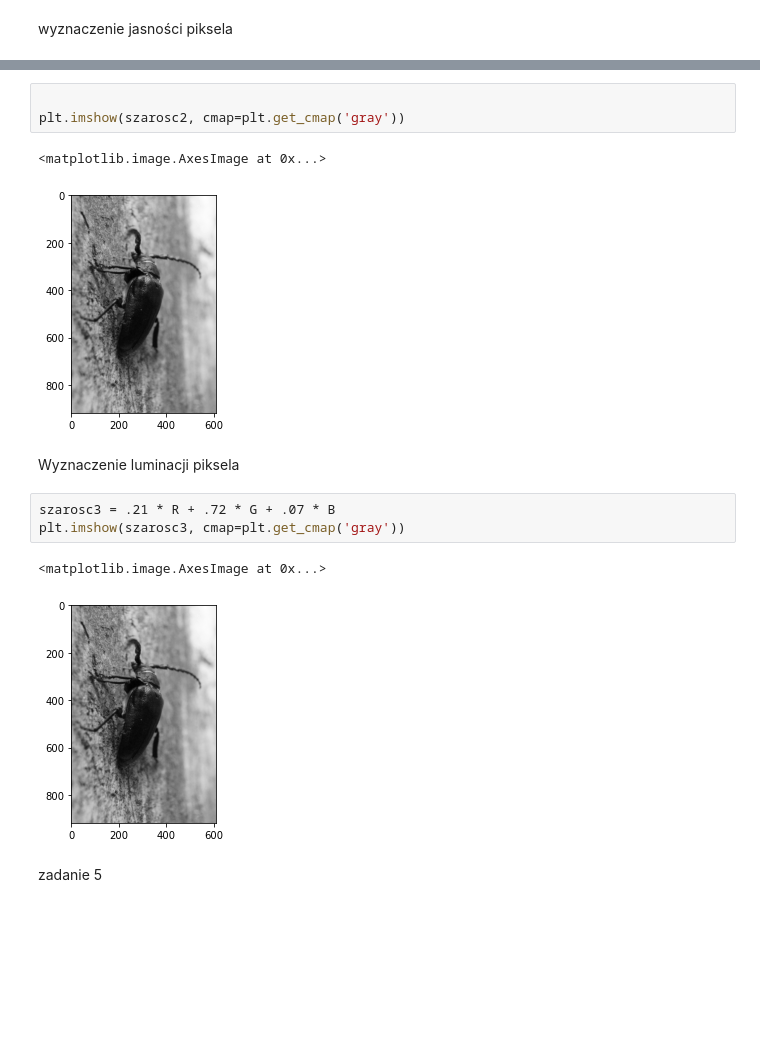
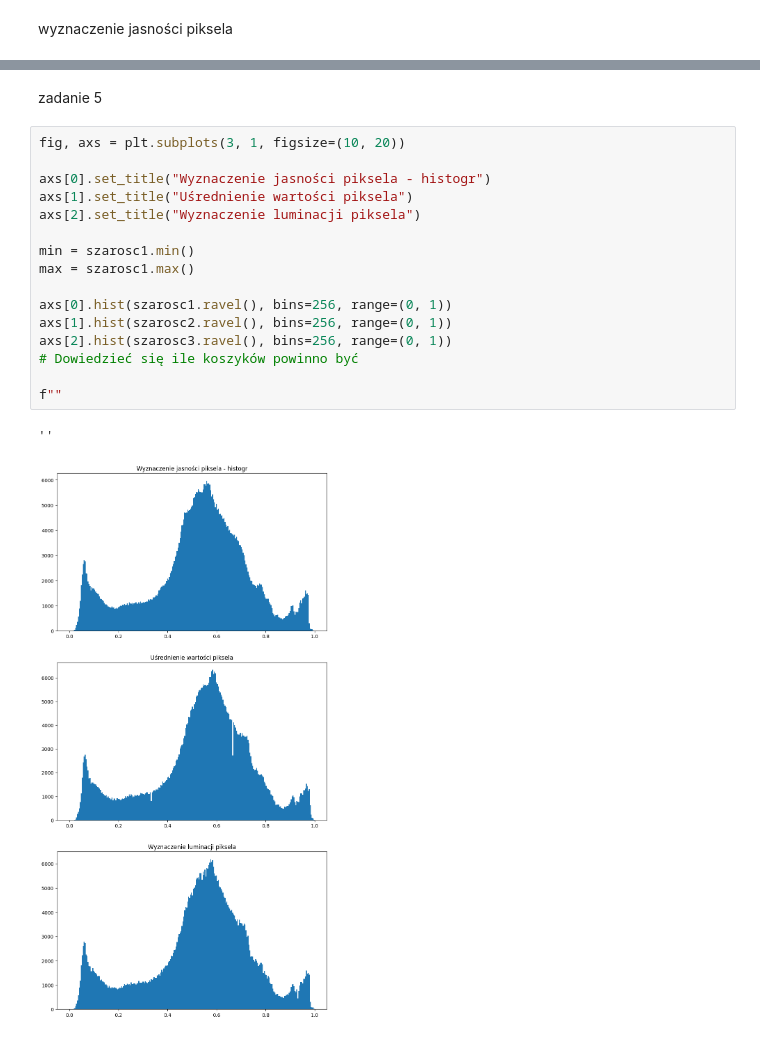
Before and after one commit to szvbvtk/Przetwarzanie_i_analiza_danych, a Jupyter notebook: lab_4.ipynb, the cells around one changed output, grey strips where cells are left out. Cells and saved outputs as stored; diff of their text form; blank space fills up the shorter version.

```diff
--- a/lab_4.ipynb
+++ b/lab_4.ipynb
@@ -89,16 +93,21 @@ Uśrednienie wartości piksela
-# %%
-
-plt.imshow(szarosc2, cmap=plt.get_cmap('gray'))
-# %% [output]
-<matplotlib.image.AxesImage at 0x...>
-[figure, removed]
-# %% [markdown]
-Wyznaczenie luminacji piksela
-# %%
-szarosc3 = .21 * R + .72 * G + .07 * B
-plt.imshow(szarosc3, cmap=plt.get_cmap('gray'))
-# %% [output]
-<matplotlib.image.AxesImage at 0x...>
-[figure, removed]
 # %% [markdown]
 zadanie 5
+# %%
+fig, axs = plt.subplots(3, 1, figsize=(10, 20))
+
+axs[0].set_title("Wyznaczenie jasności piksela - histogr")
+axs[1].set_title("Uśrednienie wartości piksela")
+axs[2].set_title("Wyznaczenie luminacji piksela")
+
+min = szarosc1.min()
+max = szarosc1.max()
+
+axs[0].hist(szarosc1.ravel(), bins=256, range=(0, 1))
+axs[1].hist(szarosc2.ravel(), bins=256, range=(0, 1))
+axs[2].hist(szarosc3.ravel(), bins=256, range=(0, 1))
+# Dowiedzieć się ile koszyków powinno być
+
+f""
+# %% [output]
+''
+[figure, added]
```
Also changed, not shown: parts of 12 cells of this notebook.
